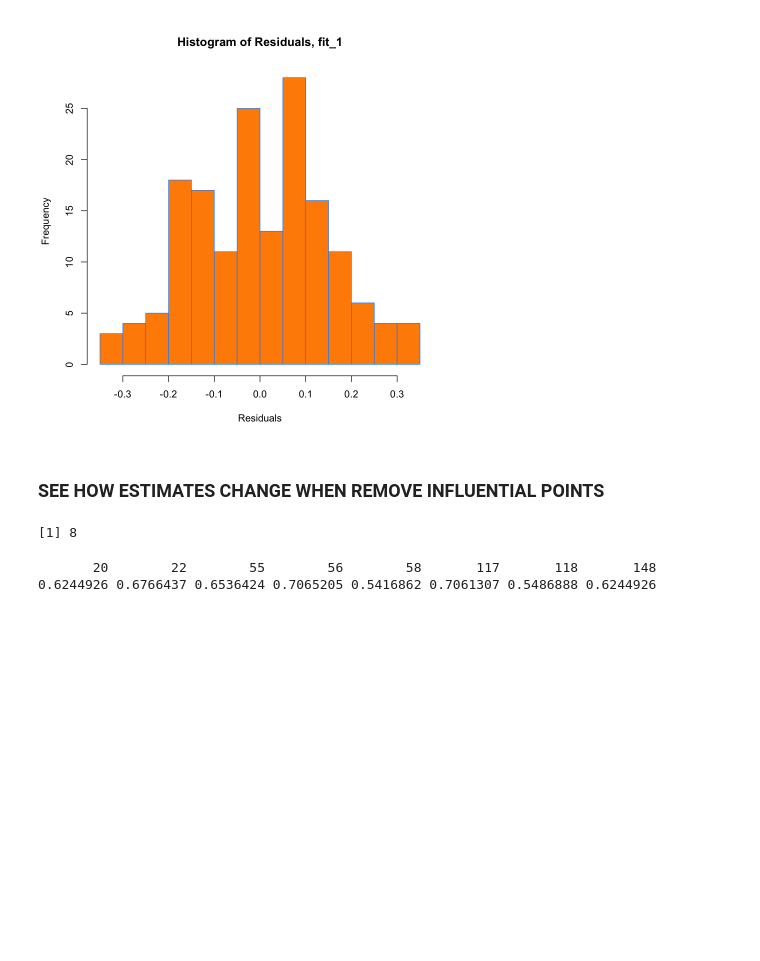
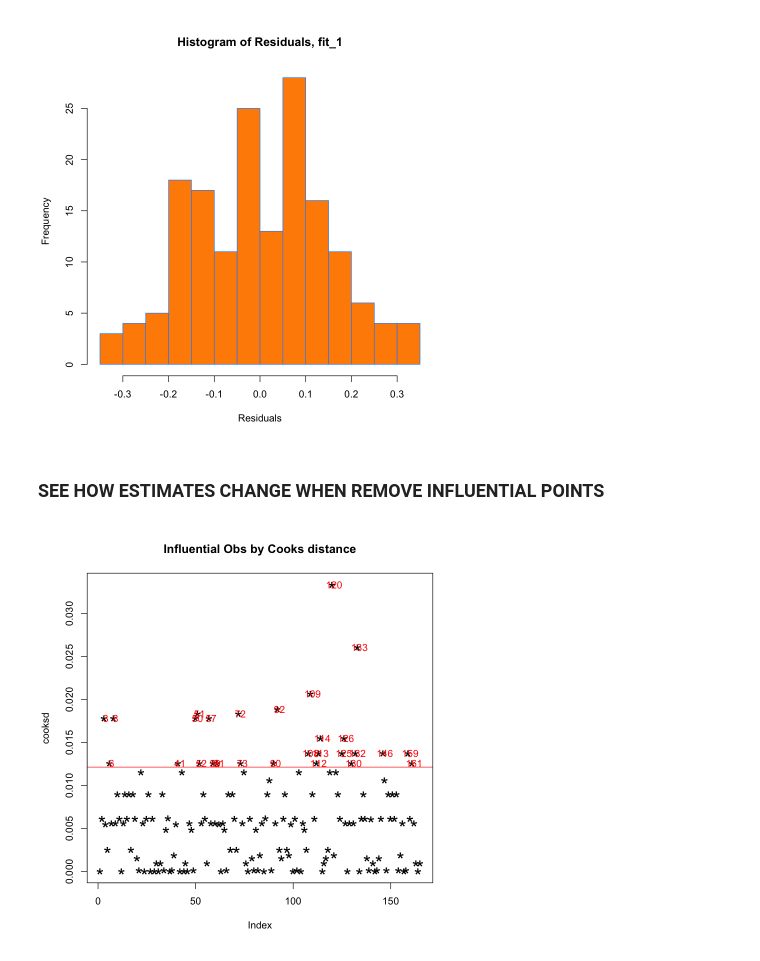
Before and after one commit to cameron-raymond/SDS-Thesis, a Jupyter notebook: notebooks/R_Notebooks/H1H3.ipynb, the cells around one changed output. Drawn from its saved outputs; the diff is of its cells as text; code cells hidden in the pictures; blank space fills up the shorter version.

```diff
--- a/notebooks/R_Notebooks/H1H3.ipynb
+++ b/notebooks/R_Notebooks/H1H3.ipynb
@@ -196,15 +221,15 @@ hist(resid(md.affirms),
 [figure]
 # %% [markdown]
 ### SEE HOW ESTIMATES CHANGE WHEN REMOVE INFLUENTIAL POINTS
-# %%
-cd_md.affirms = cooks.distance(md.affirms)
-sum(cd_md.affirms > 80 / length(cd_md.affirms))
-# %% [output]
-[1] 8
-# %%
-large_cd_mpg = cd_md.affirms > 80 / length(cd_md.affirms)
-cd_md.affirms[large_cd_mpg]
-# %% [output]
-       20        22        55        56        58       117       118       148
-0.6244926 0.6766437 0.6536424 0.7065205 0.5416862 0.7061307 0.5486888 0.6244926
+# %%
+mod <- lm(sqrt(Affirms) ~ evidence * condition + (1 |user_id),data=data)
+cooksd <- cooks.distance(mod)
+thresh <- 2
+# Plot the Cook's Distance using the traditional 4/n criterion
+sample_size <- nrow(data)
+plot(cooksd, pch="*", cex=2, main="Influential Obs by Cooks distance")  # plot cook's distance
+abline(h = thresh/sample_size, col="red")  # add cutoff line
+text(x=1:length(cooksd)+1, y=cooksd, labels=ifelse(cooksd>thresh/sample_size, names(cooksd),""), col="red")  # add label
+# %% [output]
+[figure, added]
 # %%
```
Also changed, not shown: parts of 19 cells of this notebook, 3 other files.
